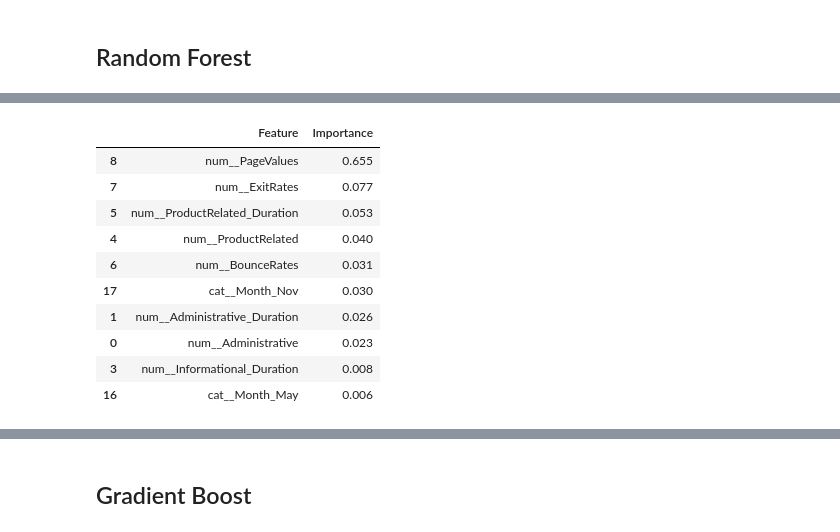
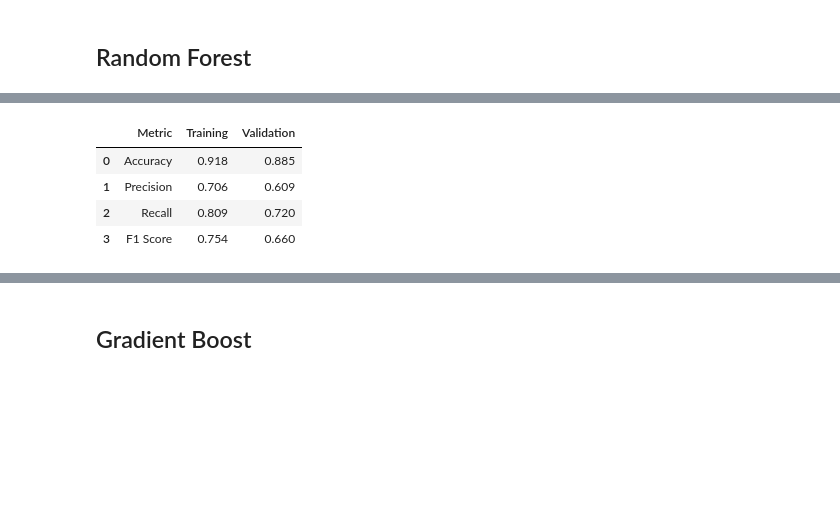
Before and after one commit to Lvl-Up-Slime/CAI_4105_2026_Fall_Team_6, a Jupyter notebook: challenge2/Challenge2.ipynb, the cells around one changed output, grey strips where cells are left out. Saved outputs shown, nothing was run; the diff lists cells and outputs as text; code cells hidden in the pictures; blank space fills up the shorter version.

```diff
--- a/challenge2/Challenge2.ipynb
+++ b/challenge2/Challenge2.ipynb
@@ -87,17 +92,21 @@ Name: proportion, dtype: float64
 # %% [markdown]
 ## Train/Validation Splits
 # %%
+# --- 1. Separate Predictors and Target (Drop Identifier Column) ---
 X = sessions.drop(columns=["Revenue", "ID"])
 y = sessions["Revenue"].copy()
 
+# --- 2. Perform Stratified 80/20 Train/Validation Split ---
+# Preserves the ~84.5% False / ~15.5% True target distribution across both splits
 X_train, X_valid, y_train, y_valid = train_test_split(
     X,
     y,
     test_size=0.2,
     random_state=42,
-    stratify=y
+    stratify=y,
 )
 
+# --- 3. Verify Class Proportions Across Development and Holdout Splits ---
 display(pd.DataFrame({
     "development": y_train.value_counts(normalize=True),
     "holdout": y_valid.value_counts(normalize=True),
@@ -781,40 +615,28 @@ display(metrics_comparison.round(3))
 # %% [markdown]
 ## Random Forest
 # %%
-# --- 1. Cross-Validation & Scoring Setup ---
-# Maintain class proportions (~84.5% False / ~15.5% True) across 5 folds
-# and optimize specifically for the positive class (Revenue=True) F1 score
-cv = StratifiedKFold(n_splits=5, shuffle=True, random_state=42)
-f1_purchase = make_scorer(f1_score, pos_label=True, zero_division=0)
-
-# --- 2. Dedicated Random Forest Base Pipeline ---
-# Clone the global preprocessor so fitting GridSearchCV never mutates shared pipelines
+# --- 1. Initialize Dedicated Random Forest Pipeline ---
+# Leave n_jobs=1 on the estimator so GridSearchCV handles parallelism cleanly
 rf_pipe = Pipeline([
     ("prep", clone(preprocessor)),
-    ("model", RandomForestClassifier(random_state=42, n_jobs=-1)),
-])
+    ("model", RandomForestClassifier(random_state=42)),
+], memory=pipe_memory)
 
-# --- 3. Regularization, Feature Subsampling, & Class-Weight Hyperparameter Grid ---
-# Sweep n_estimators, max_depth, and min_samples_leaf to prevent unpruned overfitting.
-# Tune max_features across mixed continuous/one-hot columns and sweep class_weight
-# options to balance precision and recall on the imbalanced target.
+# --- 2. Define Streamlined Regularization, Feature Subsampling, & Class-Weight Grid ---
+# 54-candidate grid (270 fits) tightening depth and leaf size around Iteration 1 winner
 param_grid = {
-    "model__n_estimators": [200, 350],
-    "model__max_depth": [6, 10, 14, None],
-    "model__min_samples_leaf": [2, 5, 10, 20],
-    "model__max_features": ["sqrt", 0.3, 0.5],
+    "model__n_estimators": [350],
+    "model__max_depth": [8, 10, 12],
+    "model__min_samples_leaf": [10, 15, 25],
+    "model__max_features": [0.4, 0.5],
     "model__class_weight": [
-        None,
-        "balanced",
-        "balanced_subsample",
-        {False: 1, True: 2},
-        {False: 1, True: 3},
+        {False: 1, True: 1.8},
+        {False: 1, True: 2.0},
+        {False: 1, True: 2.2},
     ],
 }
 
-# --- 4. Configure and Fit GridSearchCV Exclusively on Training Data ---
-# Fit strictly on X_train to prevent validation data leakage; refit=True automatically
-# retrains the winning hyperparameter combination on the full training set
+# --- 3. Run Stratified 5-Fold Grid Search Exclusively on Training Data ---
 rf_search = GridSearchCV(
     estimator=rf_pipe,
     param_grid=param_grid,
@@ -826,18 +648,12 @@ rf_search = GridSearchCV(
 )
 rf_search.fit(X_train, y_train)
 
-# --- 5. Cross-Validation Performance Summary ---
-# Compare mean CV training vs. validation F1 to check generalization before holdout evaluation
-best_index = rf_search.best_index_
-best_cv_train_f1 = rf_search.cv_results_["mean_train_score"][best_index]
-best_cv_valid_f1 = rf_search.best_score_
+# --- 4. Evaluate Cross-Validation & Holdout Performance ---
+_, _, rf_valid_f1 = evaluate_search(
+    rf_search, X_train, y_train, X_valid, y_valid, "Random Forest"
+)
 
-print("Best Random Forest Parameters:", rf_search.best_params_)
-print(f"Best Mean CV Training F1:     {best_cv_train_f1:.3f}")
-print(f"Best Mean CV Validation F1:   {best_cv_valid_f1:.3f}")
-
-# --- 6. Learned Feature Importance Inspection ---
-# Extract the refitted winning pipeline and display the top 10 most important features
+# --- 5. Inspect Top 10 Feature Importances ---
 best_rf_pipe = rf_search.best_estimator_
 feature_names = best_rf_pipe.named_steps["prep"].get_feature_names_out()
 importances = best_rf_pipe.named_steps["model"].feature_importances_
@@ -860,11 +678,5 @@ Best Mean CV Validation F1:   0.711
-|  | Feature | Importance |
-| 8 | num__PageValues | 0.655 |
-| 7 | num__ExitRates | 0.077 |
-| 5 | num__ProductRelated_Duration | 0.053 |
-| 4 | num__ProductRelated | 0.040 |
-| 6 | num__BounceRates | 0.031 |
-| 17 | cat__Month_Nov | 0.030 |
-| 1 | num__Administrative_Duration | 0.026 |
-| 0 | num__Administrative | 0.023 |
-| 3 | num__Informational_Duration | 0.008 |
-| 16 | cat__Month_May | 0.006 |
+|  | Metric | Training | Validation |
+| 0 | Accuracy | 0.918 | 0.885 |
+| 1 | Precision | 0.706 | 0.609 |
+| 2 | Recall | 0.809 | 0.720 |
+| 3 | F1 Score | 0.754 | 0.660 |
```
Also changed, not shown: parts of 18 cells of this notebook, 1 other file.
